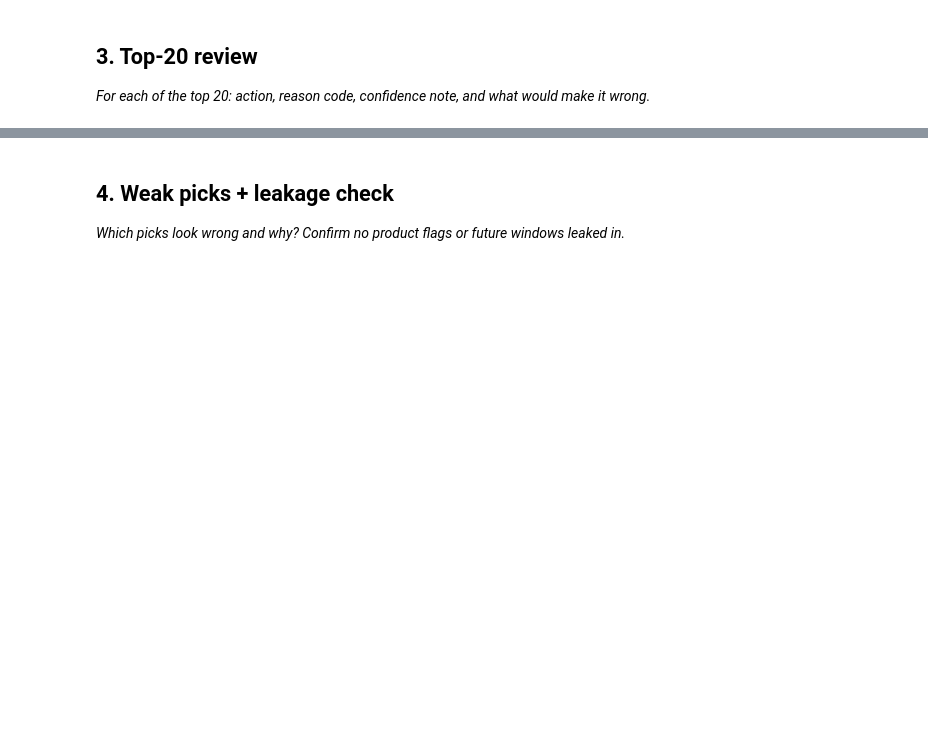
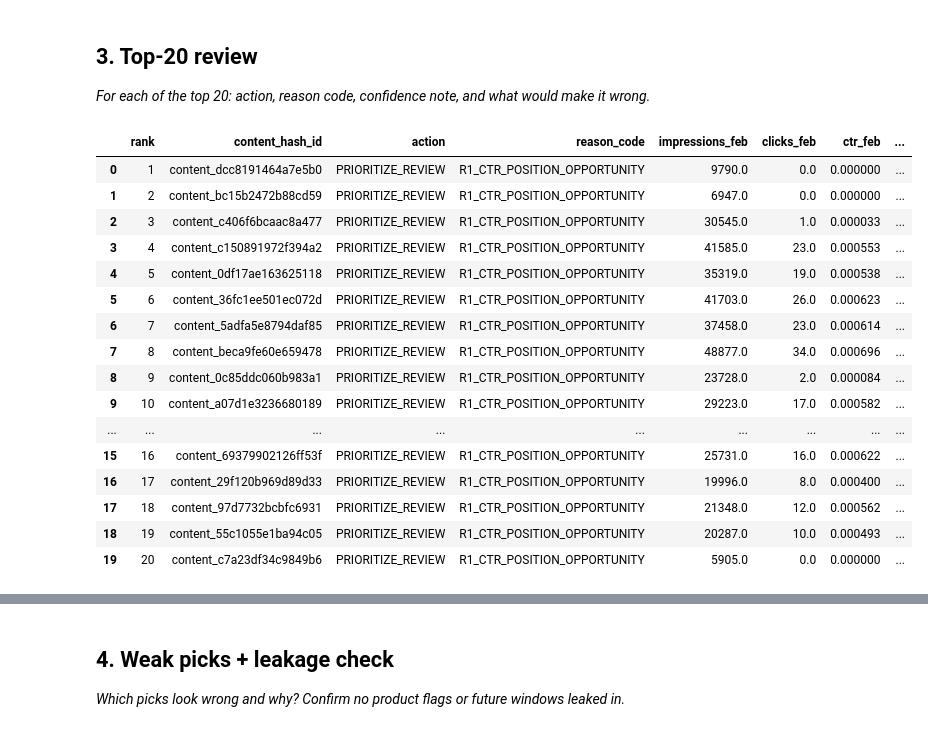
Before and after one commit to hacker3code/Flyrank-AI, a Jupyter notebook: work/notebooks/w04_baseline_score.ipynb, the cells around one changed output, grey strips where cells are left out. Saved outputs shown, nothing was run; the diff lists cells and outputs as text; code cells hidden in the pictures; blank space fills up the shorter version.

```diff
--- a/work/notebooks/w04_baseline_score.ipynb
+++ b/work/notebooks/w04_baseline_score.ipynb
@@ -29,0 +416,98 @@ This skeleton is yours to fill. Work the sections **in order** — each one has
+# %%
+# SECTION 3 — Top-20 review
+#
+# Review each of the top 20 ranked rows.
+# Only February observations are used.
+
+top20 = baseline_action_score.head(20).copy()
+
+
+def confidence_note(row):
+    if row["clicks_feb"] == 0:
+        return (
+            "Moderate confidence: very high observed impressions but zero clicks; "
+            "the opportunity is worth review, but the CTR estimate is based on no clicks."
+        )
+
+    elif row["clicks_feb"] <= 2:
+        return (
+            "Moderate confidence: high observed impressions with very few clicks; "
+            "the CTR signal is directionally useful but sensitive to small click counts."
+        )
+
+    else:
+        return (
+            "Moderate confidence: high observed impressions and measurable clicks "
+            "support the priority as February decision-support."
+        )
+
+
+def wrong_if(row):
+    if row["clicks_feb"] == 0:
+        return (
+            "It could be wrong if the zero-click observation reflects query mix, "
+            "measurement limitations, or naturally low-CTR searches rather than "
+            "a fixable page-level opportunity."
+        )
+
+    elif row["clicks_feb"] <= 2:
+        return (
+            "It could be wrong if the very small number of clicks is statistical "
+            "noise or does not represent a stable CTR opportunity."
+        )
+
+    else:
+        return (
+            "It could be wrong if the high impressions come from queries with "
+            "naturally low CTR, or if improving CTR would not be practically achievable."
+        )
+
+
+top20["confidence_note"] = top20.apply(
+    confidence_note,
+    axis=1
+)
+
+top20["what_would_make_it_wrong"] = top20.apply(
+    wrong_if,
+    axis=1
+)
+
+top20_review = top20[
+    [
+        "rank",
+        "content_hash_id",
+        "action",
+        "reason_code",
+        "impressions_feb",
+        "clicks_feb",
+        "ctr_feb",
+        "avg_position_feb",
+        "score",
+        "confidence_note",
+        "what_would_make_it_wrong"
+    ]
+].copy()
+
+display(top20_review)
+
+print("\nTop-20 review complete.")
+print("Rows reviewed:", len(top20_review))
+# %% [output]
+|  | rank | content_hash_id | action | reason_code | impressions_feb | clicks_feb | ctr_feb | ... |
+| 0 | 1 | content_dcc8191464a7e5b0 | PRIORITIZE_REVIEW | R1_CTR_POSITION_OPPORTUNITY | 9790.0 | 0.0 | 0.000000 | ... |
+| 1 | 2 | content_bc15b2472b88cd59 | PRIORITIZE_REVIEW | R1_CTR_POSITION_OPPORTUNITY | 6947.0 | 0.0 | 0.000000 | ... |
+| 2 | 3 | content_c406f6bcaac8a477 | PRIORITIZE_REVIEW | R1_CTR_POSITION_OPPORTUNITY | 30545.0 | 1.0 | 0.000033 | ... |
+| 3 | 4 | content_c150891972f394a2 | PRIORITIZE_REVIEW | R1_CTR_POSITION_OPPORTUNITY | 41585.0 | 23.0 | 0.000553 | ... |
+| 4 | 5 | content_0df17ae163625118 | PRIORITIZE_REVIEW | R1_CTR_POSITION_OPPORTUNITY | 35319.0 | 19.0 | 0.000538 | ... |
+| 5 | 6 | content_36fc1ee501ec072d | PRIORITIZE_REVIEW | R1_CTR_POSITION_OPPORTUNITY | 41703.0 | 26.0 | 0.000623 | ... |
+| 6 | 7 | content_5adfa5e8794daf85 | PRIORITIZE_REVIEW | R1_CTR_POSITION_OPPORTUNITY | 37458.0 | 23.0 | 0.000614 | ... |
+| 7 | 8 | content_beca9fe60e659478 | PRIORITIZE_REVIEW | R1_CTR_POSITION_OPPORTUNITY | 48877.0 | 34.0 | 0.000696 | ... |
+| 8 | 9 | content_0c85ddc060b983a1 | PRIORITIZE_REVIEW | R1_CTR_POSITION_OPPORTUNITY | 23728.0 | 2.0 | 0.000084 | ... |
+| 9 | 10 | content_a07d1e3236680189 | PRIORITIZE_REVIEW | R1_CTR_POSITION_OPPORTUNITY | 29223.0 | 17.0 | 0.000582 | ... |
+| ... | ... | ... | ... | ... | ... | ... | ... | ... |
+| 15 | 16 | content_69379902126ff53f | PRIORITIZE_REVIEW | R1_CTR_POSITION_OPPORTUNITY | 25731.0 | 16.0 | 0.000622 | ... |
+| 16 | 17 | content_29f120b969d89d33 | PRIORITIZE_REVIEW | R1_CTR_POSITION_OPPORTUNITY | 19996.0 | 8.0 | 0.000400 | ... |
+| 17 | 18 | content_97d7732bcbfc6931 | PRIORITIZE_REVIEW | R1_CTR_POSITION_OPPORTUNITY | 21348.0 | 12.0 | 0.000562 | ... |
+| 18 | 19 | content_55c1055e1ba94c05 | PRIORITIZE_REVIEW | R1_CTR_POSITION_OPPORTUNITY | 20287.0 | 10.0 | 0.000493 | ... |
+| 19 | 20 | content_c7a23df34c9849b6 | PRIORITIZE_REVIEW | R1_CTR_POSITION_OPPORTUNITY | 5905.0 | 0.0 | 0.000000 | ... |
```
Also changed, not shown: parts of 11 cells of this notebook.
